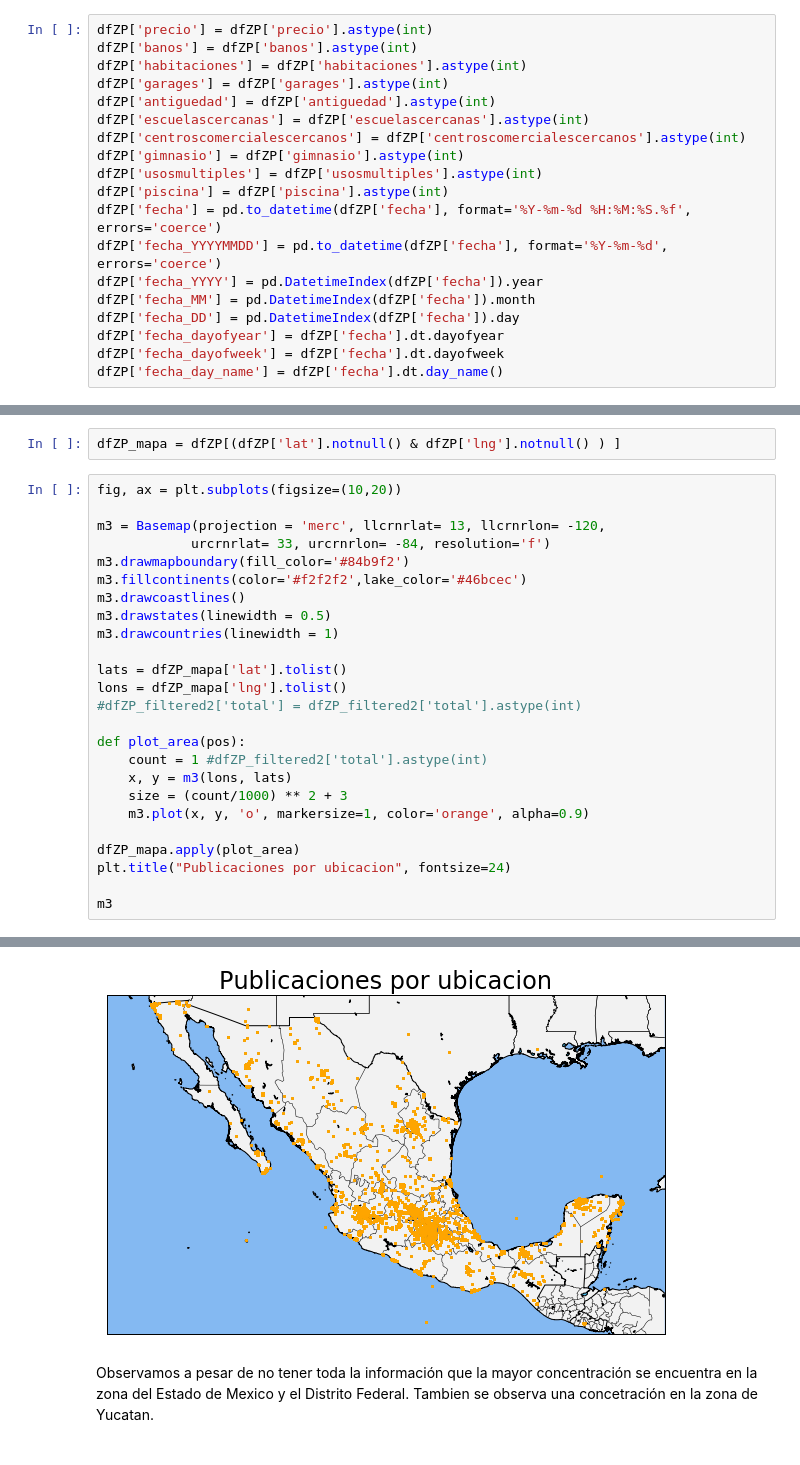
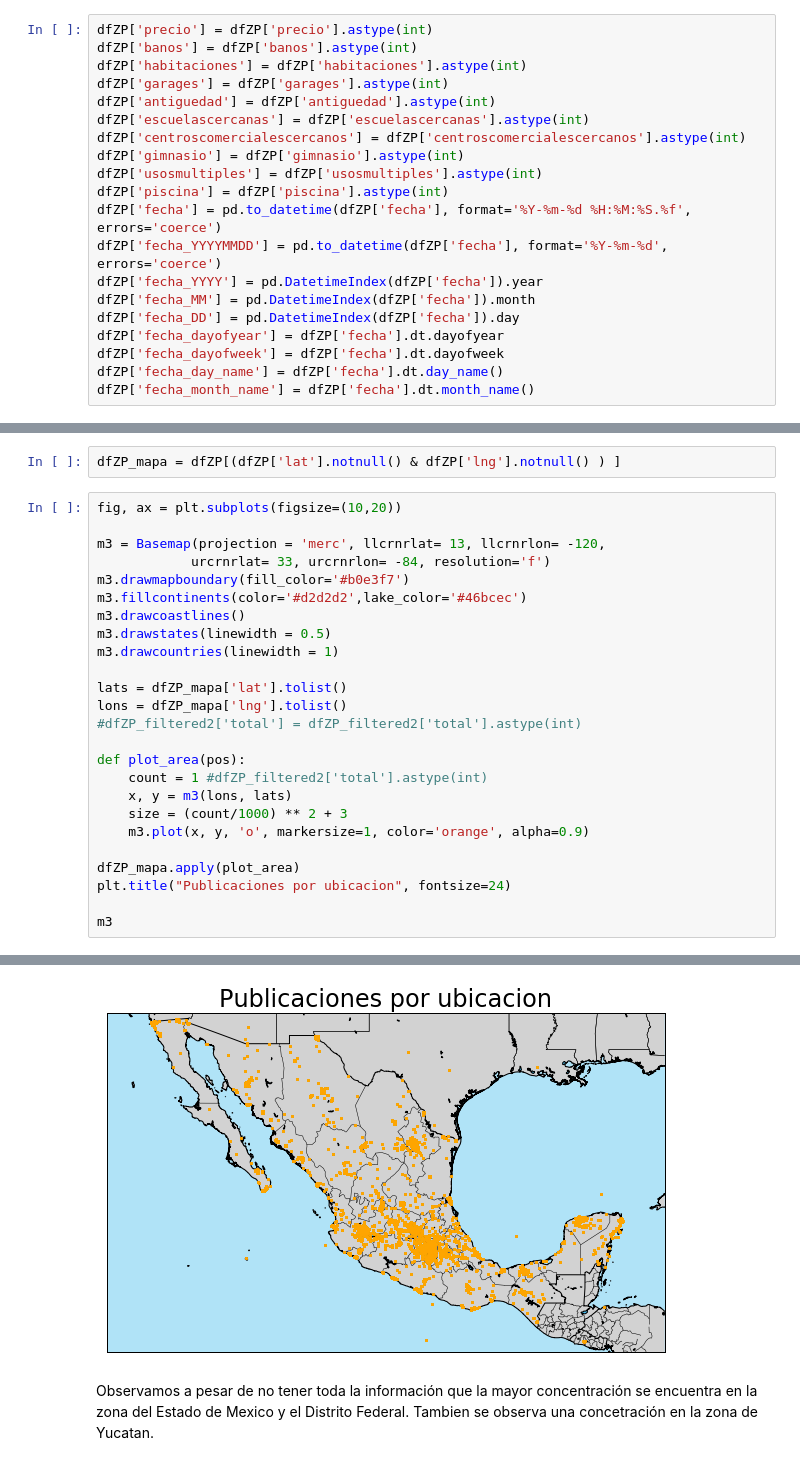
Before and after one commit to cessar5/7506_20192C, a Jupyter notebook: tp1.ipynb, the cells around one changed output, grey strips where cells are left out. Cells and saved outputs as stored; diff of their text form.

```diff
--- a/tp1.ipynb
+++ b/tp1.ipynb
@@ -223,6 +225,7 @@ dfZP['fecha_DD'] = pd.DatetimeIndex(dfZP['fecha']).day
 dfZP['fecha_dayofyear'] = dfZP['fecha'].dt.dayofyear
 dfZP['fecha_dayofweek'] = dfZP['fecha'].dt.dayofweek
 dfZP['fecha_day_name'] = dfZP['fecha'].dt.day_name()
+dfZP['fecha_month_name'] = dfZP['fecha'].dt.month_name()
 # %%
 dfZP.fecha_day_name.unique()
 # %% [output]
@@ -821,30 +877,30 @@ dfZP_mapa = dfZP[(dfZP['lat'].notnull() & dfZP['lng'].notnull() ) ]
 # %%
 fig, ax = plt.subplots(figsize=(10,20))
 
 m3 = Basemap(projection = 'merc', llcrnrlat= 13, llcrnrlon= -120,
             urcrnrlat= 33, urcrnrlon= -84, resolution='f')
-m3.drawmapboundary(fill_color='#84b9f2')
-m3.fillcontinents(color='#f2f2f2',lake_color='#46bcec')
+m3.drawmapboundary(fill_color='#b0e3f7')
+m3.fillcontinents(color='#d2d2d2',lake_color='#46bcec')
 m3.drawcoastlines()
 m3.drawstates(linewidth = 0.5)
 m3.drawcountries(linewidth = 1)
 
 lats = dfZP_mapa['lat'].tolist()
 lons = dfZP_mapa['lng'].tolist()
 #dfZP_filtered2['total'] = dfZP_filtered2['total'].astype(int)
 
 def plot_area(pos):
     count = 1 #dfZP_filtered2['total'].astype(int)
     x, y = m3(lons, lats)
     size = (count/1000) ** 2 + 3
     m3.plot(x, y, 'o', markersize=1, color='orange', alpha=0.9)
 
 dfZP_mapa.apply(plot_area)
 plt.title("Publicaciones por ubicacion", fontsize=24)
 
 m3
 # %% [output]
 <mpl_toolkits.basemap.Basemap at 0x...>
-[figure, old version]
+[figure, new version]
 # %% [markdown]
 Observamos a pesar de no tener toda la información que la mayor concentración se encuentra en la zona del Estado de Mexico y el Distrito Federal. Tambien se observa una concetración en la zona de Yucatan.
```
Also changed, not shown: parts of 35 cells of this notebook.
